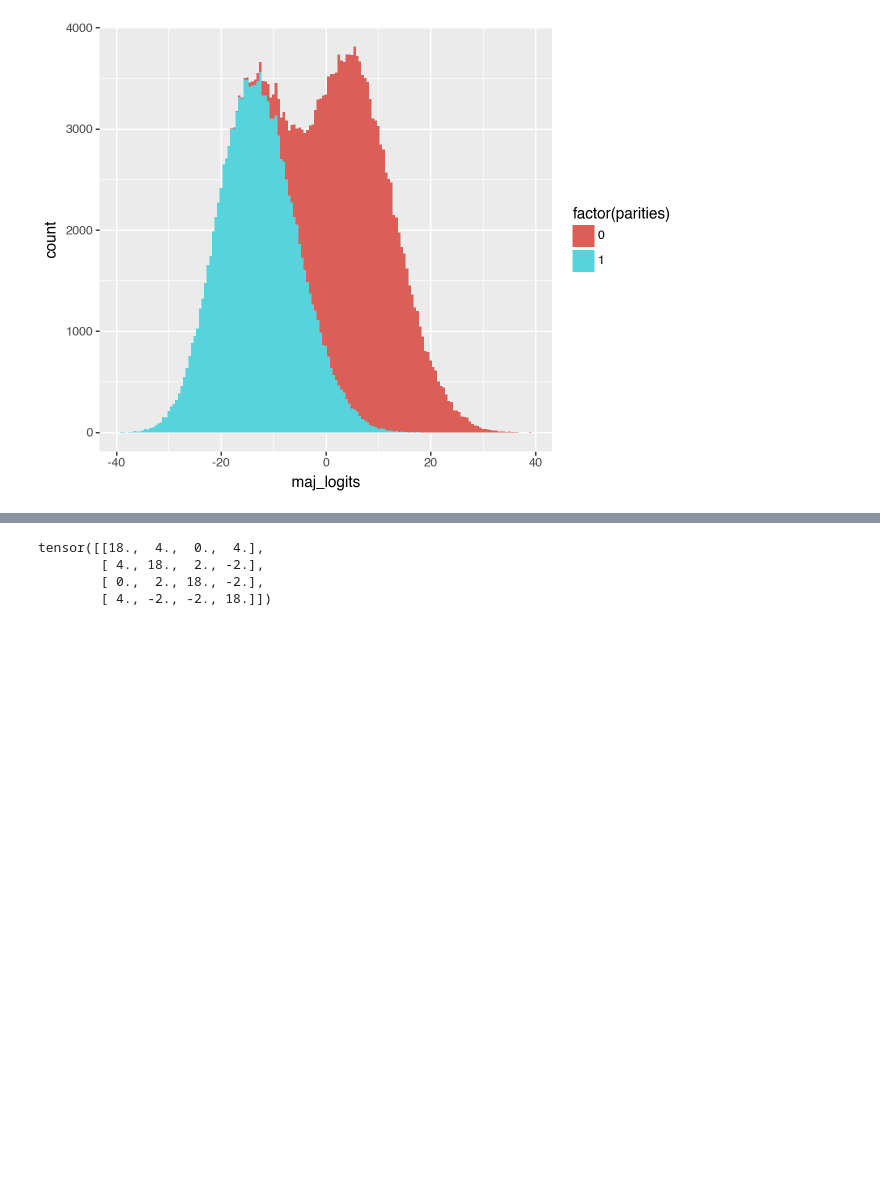
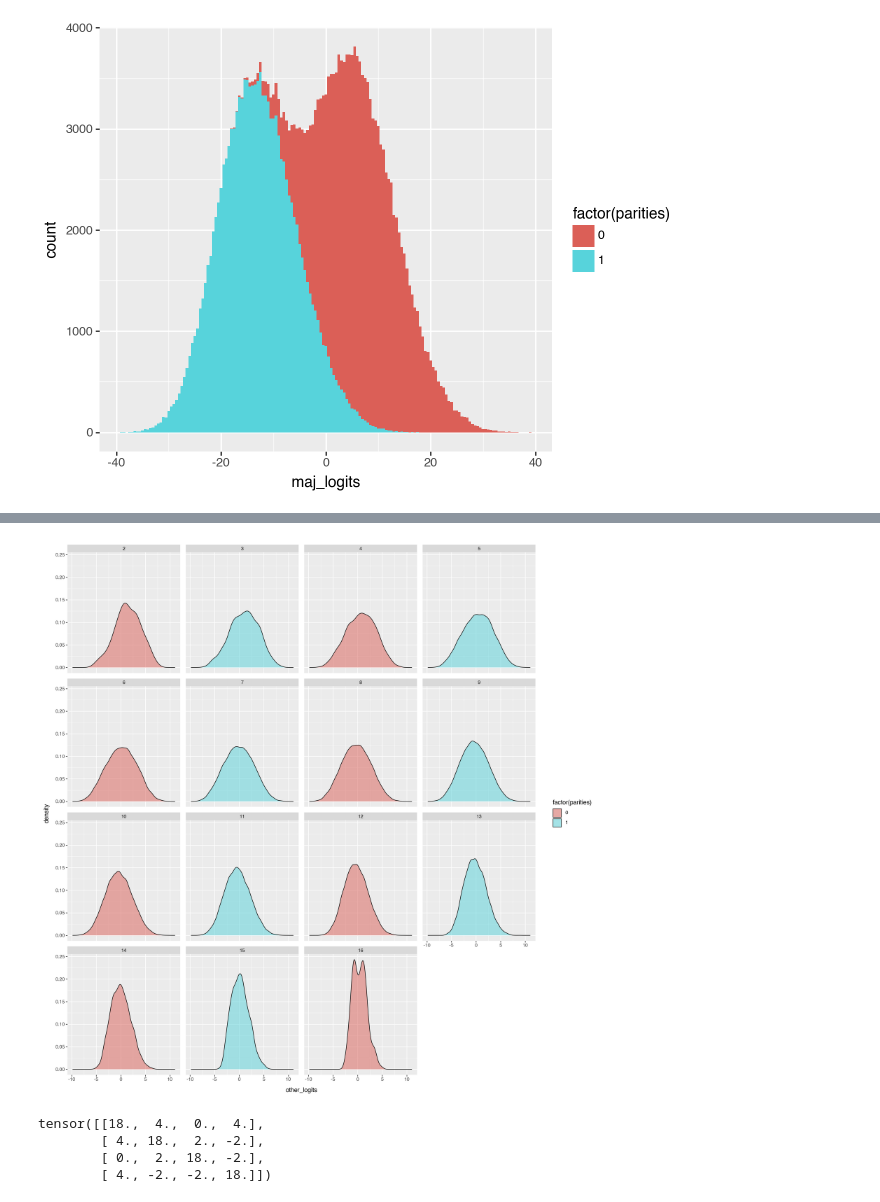
Before and after one commit to dashstander/deep-parity, a Jupyter notebook: one_layer_model.ipynb, the cells around one changed output, grey strips where cells are left out. Cells and saved outputs as stored; diff of their text form; code cells hidden in the pictures; blank space fills up the shorter version.

```diff
--- a/one_layer_model.ipynb
+++ b/one_layer_model.ipynb
@@ -457,10 +513,12 @@ from plotnine import geom_density
 # %%
 (
-    ggplot(maj_df.filter(pl.col('degree').is_between(2, 16)), aes(x='multi_logits', fill='factor(parities)'))
+    ggplot(maj_df.filter(pl.col('degree').is_between(2, 16)), aes(x='other_logits', fill='factor(parities)'))
     + geom_density(alpha=0.5)
     + facet_wrap('~degree')
     + theme(figure_size=(14, 14))
 )
+# %% [output]
+[figure, added]
 # %%
 (
     ggplot(maj_df, aes(x='multi_logits', y='maj_logits'))
```
Also changed, not shown: parts of 26 cells of this notebook, 7 other files.
